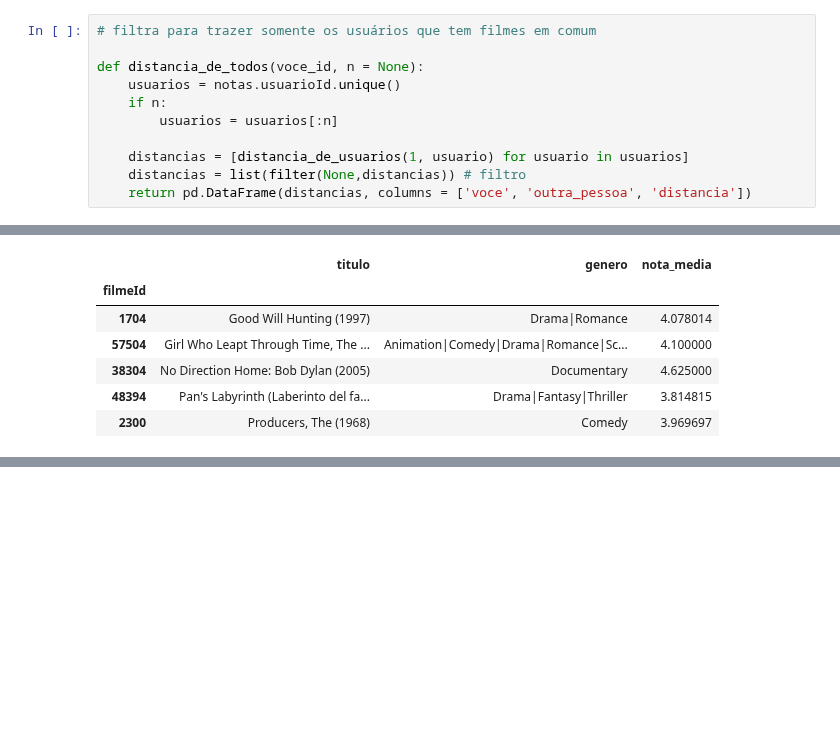
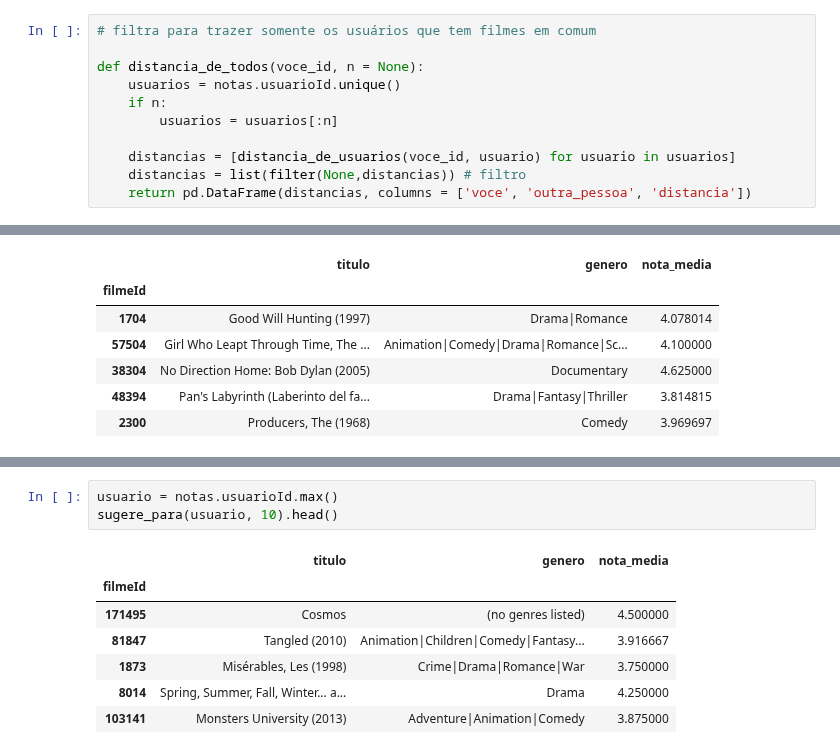
Before and after one commit to lsandrade/alura-ml, a Jupyter notebook: Recomendação filmes 2.ipynb, the cells around one changed output, grey strips where cells are left out. Saved outputs shown, nothing was run; the diff lists cells and outputs as text; blank space fills up the shorter version.

```diff
--- a/Recomendação filmes 2.ipynb
+++ b/Recomendação filmes 2.ipynb
@@ -336,7 +336,7 @@ def distancia_de_todos(voce_id, n = None):
     if n:
         usuarios = usuarios[:n]
 
-    distancias = [distancia_de_usuarios(1, usuario) for usuario in usuarios]
+    distancias = [distancia_de_usuarios(voce_id, usuario) for usuario in usuarios]
     distancias = list(filter(None,distancias)) # filtro
     return pd.DataFrame(distancias, columns = ['voce', 'outra_pessoa', 'distancia'])
 # %%
@@ -437,0 +478,11 @@ sugere_para(1, 10).head()
+# %%
+usuario = notas.usuarioId.max()
+sugere_para(usuario, 10).head()
+# %% [output]
+|  | titulo | genero | nota_media |
+| filmeId |  |  |  |
+| 171495 | Cosmos | (no genres listed) | 4.500000 |
+| 81847 | Tangled (2010) | Animation|Children|Comedy|Fantasy... | 3.916667 |
+| 1873 | Misérables, Les (1998) | Crime|Drama|Romance|War | 3.750000 |
+| 8014 | Spring, Summer, Fall, Winter... a... | Drama | 4.250000 |
+| 103141 | Monsters University (2013) | Adventure|Animation|Comedy | 3.875000 |
```
Also changed, not shown: parts of 4 cells of this notebook.
